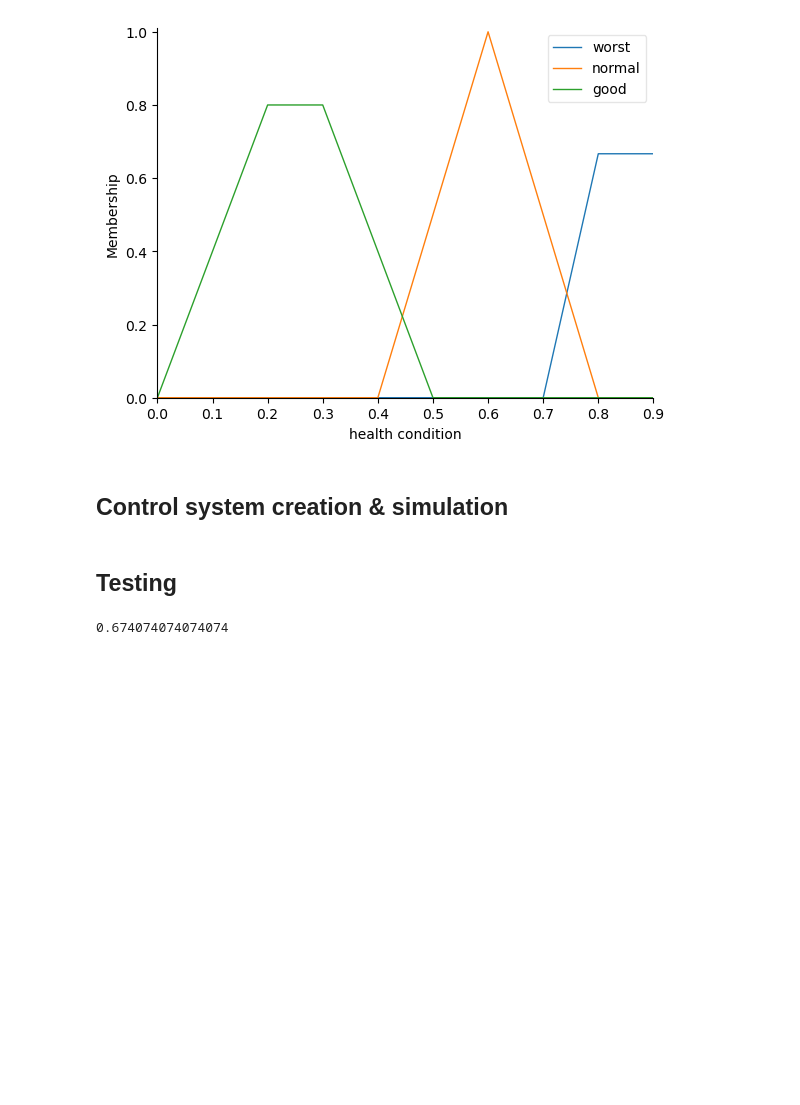
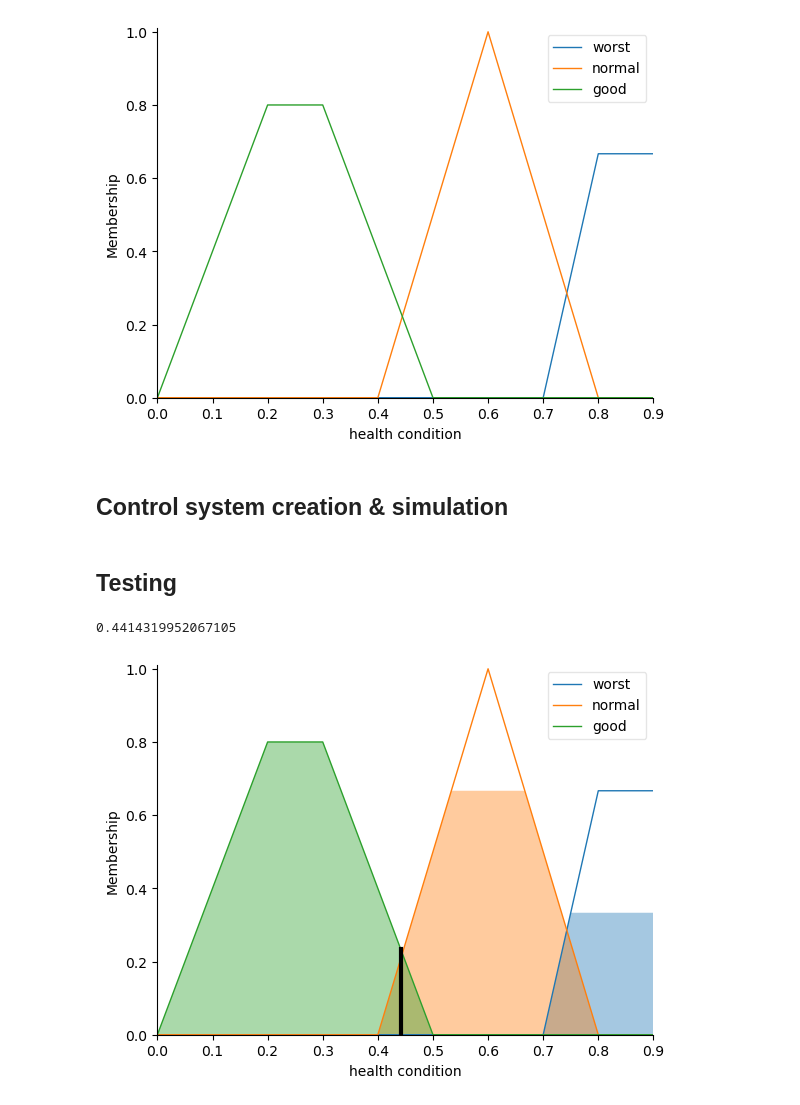
Before and after one commit to DiaaAhmedHassan/smart_system, a Jupyter notebook: main_system.ipynb, the cells around one changed output. Drawn from its saved outputs; the diff is of its cells as text; code cells hidden in the pictures; blank space fills up the shorter version.

```diff
--- a/main_system.ipynb
+++ b/main_system.ipynb
@@ -89,9 +89,11 @@ health = ctrl.ControlSystemSimulation(control_sys)
 # %% [markdown]
 ## Testing
 # %%
-health.input['Bp'] = 110
-health.input['temperature'] = 101
+health.input['Bp'] = 120
+health.input['temperature'] = 97.7
 health.compute()
 print(health.output['health condition'])
+health_cond.view(sim=health)
 # %% [output]
-0.674074074074074
+0.4414319952067105
+[figure, added]
```
Also changed, not shown: 1 other file.
